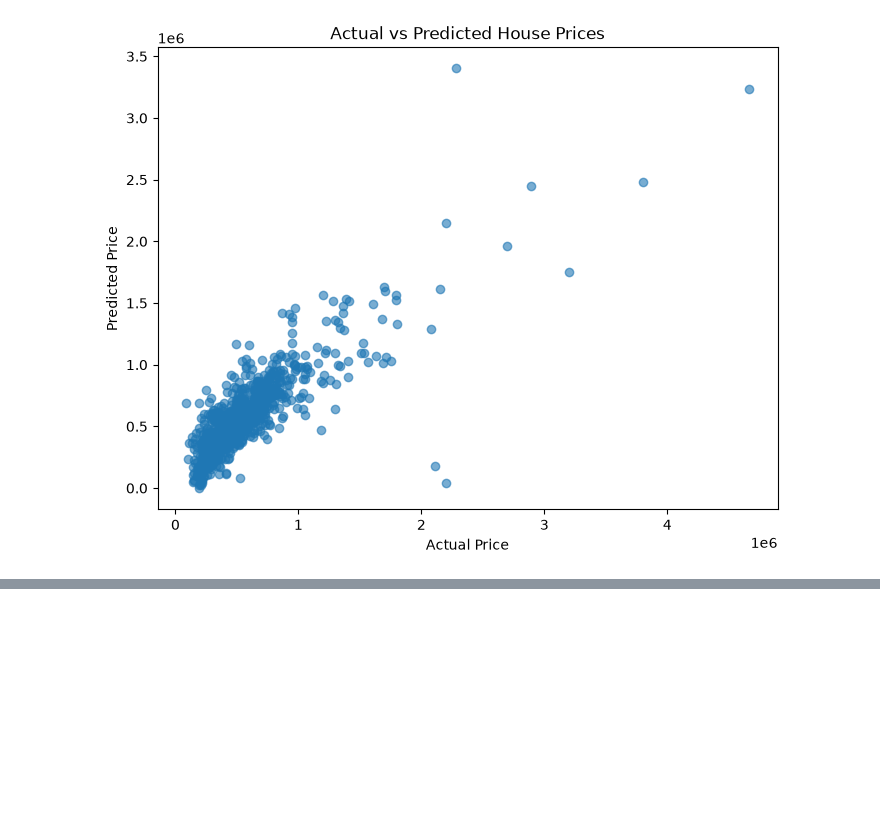
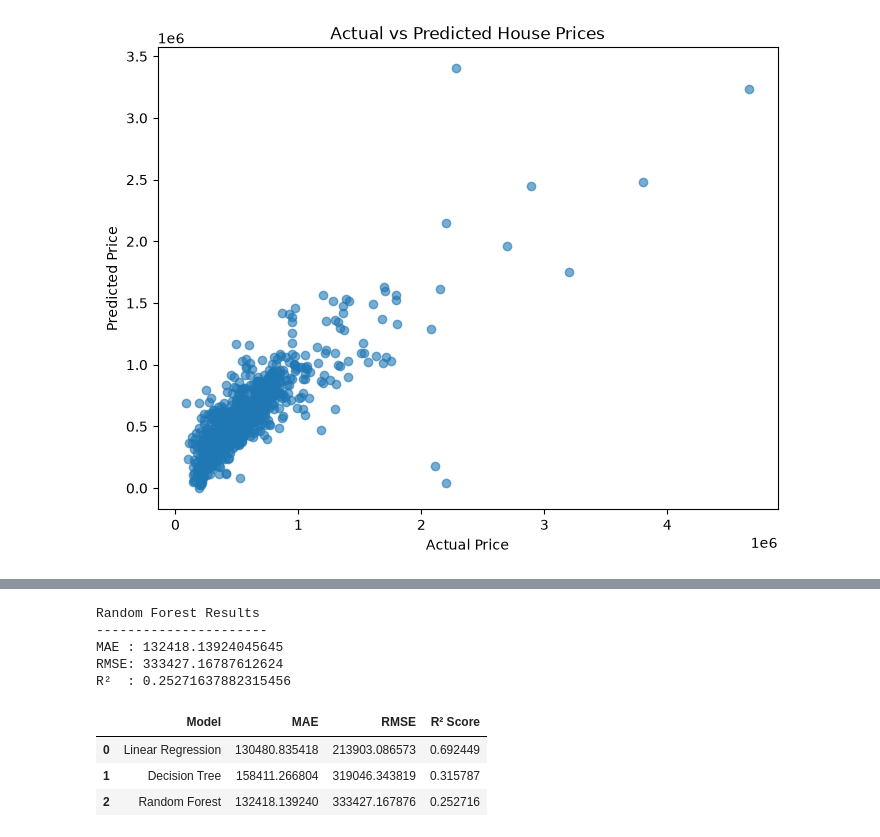
Before and after one commit to eMohan07/house-price-prediction, a Jupyter notebook: notebooks/exploration.ipynb, the cells around one changed output, grey strips where cells are left out. Saved outputs shown, nothing was run; the diff lists cells and outputs as text; code cells hidden in the pictures; blank space fills up the shorter version.

Commit message:
Compared regression models for house price prediction

```diff
--- a/notebooks/exploration.ipynb
+++ b/notebooks/exploration.ipynb
@@ -358,0 +389,59 @@ plt.show()
+# %%
+from sklearn.ensemble import RandomForestRegressor
+
+rf_model = RandomForestRegressor(
+    n_estimators=100,
+    random_state=42
+)
+
+rf_model.fit(X_train, y_train)
+
+rf_pred = rf_model.predict(X_test)
+
+rf_mae = mean_absolute_error(y_test, rf_pred)
+rf_rmse = np.sqrt(mean_squared_error(y_test, rf_pred))
+rf_r2 = r2_score(y_test, rf_pred)
+
+print("Random Forest Results")
+print("----------------------")
+print("MAE :", rf_mae)
+print("RMSE:", rf_rmse)
+print("R²  :", rf_r2)
+# %% [output]
+Random Forest Results
+----------------------
+MAE : 132418.13924045645
+RMSE: 333427.16787612624
+R²  : 0.25271637882315456
+# %%
+results = {
+    "Model": [
+        "Linear Regression",
+        "Decision Tree",
+        "Random Forest"
+    ],
+    "MAE": [
+        mae,
+        dt_mae,
+        rf_mae
+    ],
+    "RMSE": [
+        rmse,
+        dt_rmse,
+        rf_rmse
+    ],
+    "R² Score": [
+        r2,
+        dt_r2,
+        rf_r2
+    ]
+}
+
+comparison_df = pd.DataFrame(results)
+
+comparison_df
+# %% [output]
+|  | Model | MAE | RMSE | R² Score |
+| 0 | Linear Regression | 130480.835418 | 213903.086573 | 0.692449 |
+| 1 | Decision Tree | 158411.266804 | 319046.343819 | 0.315787 |
+| 2 | Random Forest | 132418.139240 | 333427.167876 | 0.252716 |
```
Also changed, not shown: parts of 1 cell of this notebook.
